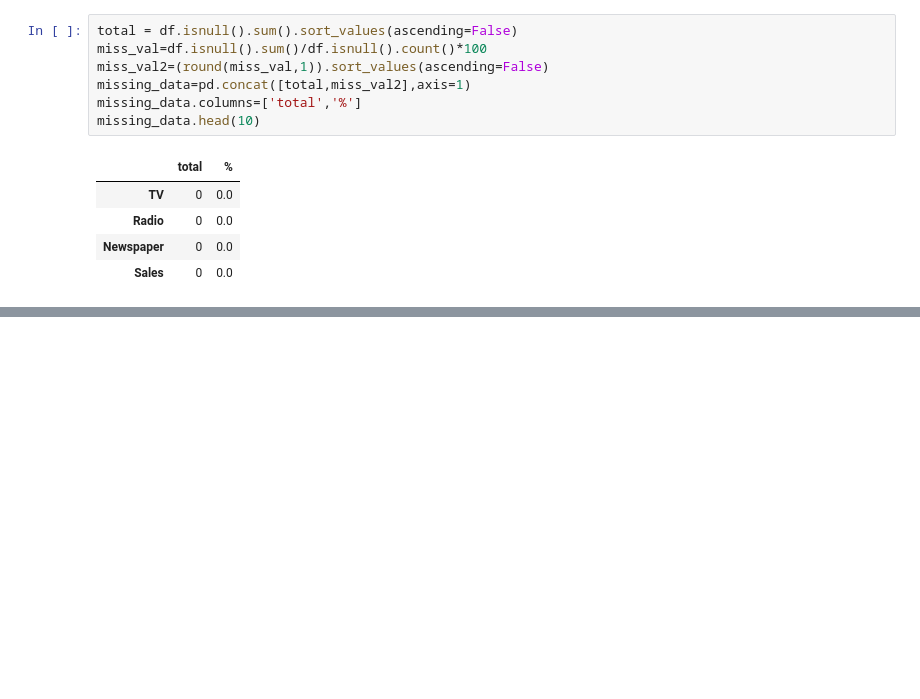
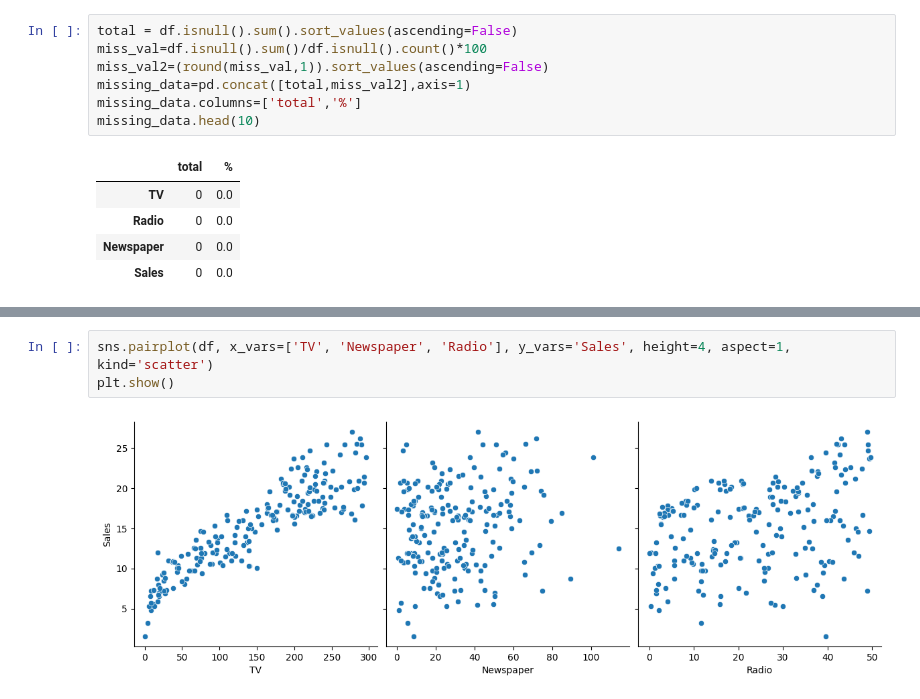
Before and after one commit to SKC-18/Sales_dataset, a Jupyter notebook: sales_dataset.ipynb, the cells around one changed output, grey strips where cells are left out. Saved outputs shown, nothing was run; the diff lists cells and outputs as text; blank space fills up the shorter version.

```diff
--- a/sales_dataset.ipynb
+++ b/sales_dataset.ipynb
@@ -68,0 +82,5 @@ missing_data.head(10)
+# %%
+sns.pairplot(df, x_vars=['TV', 'Newspaper', 'Radio'], y_vars='Sales', height=4, aspect=1, kind='scatter')
+plt.show()
+# %% [output]
+[figure, added]
```
Also changed, not shown: parts of 2 cells of this notebook.
